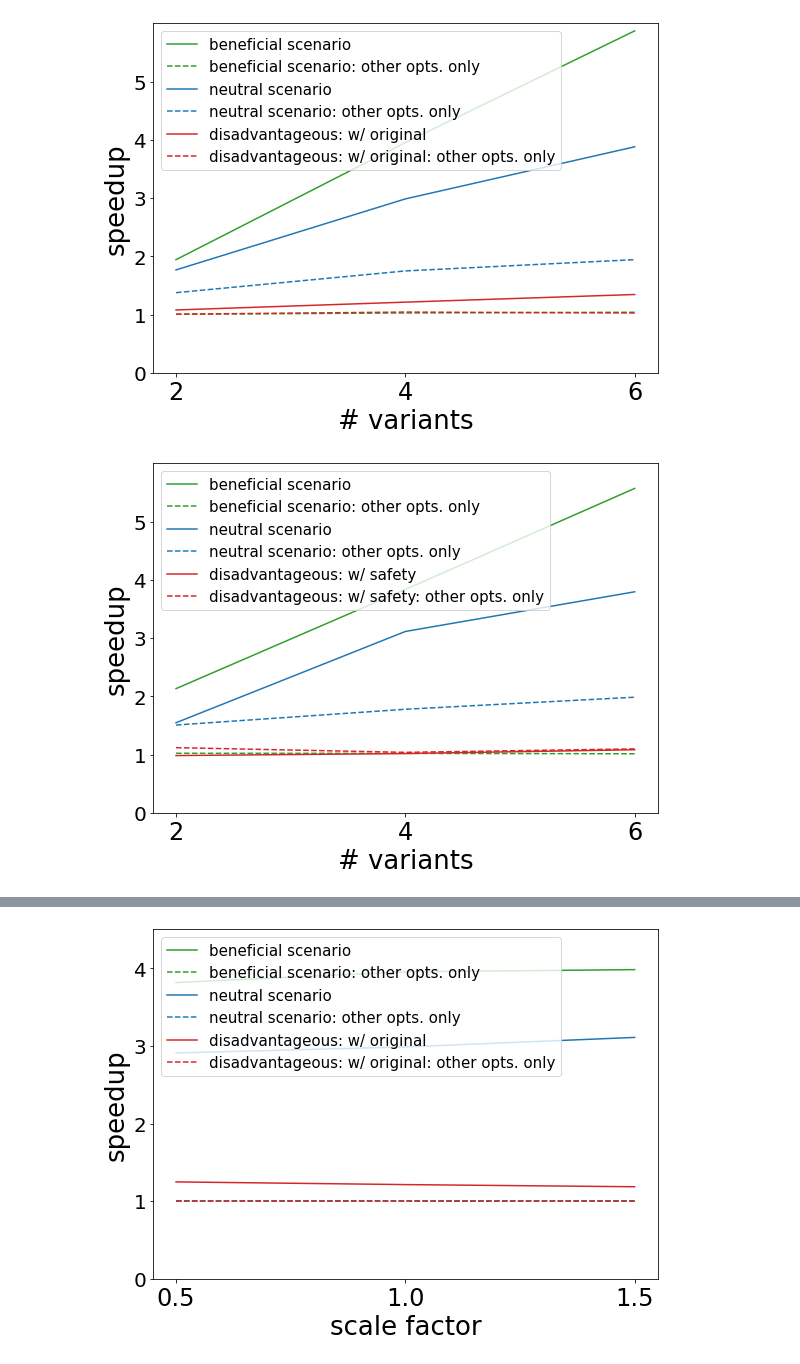
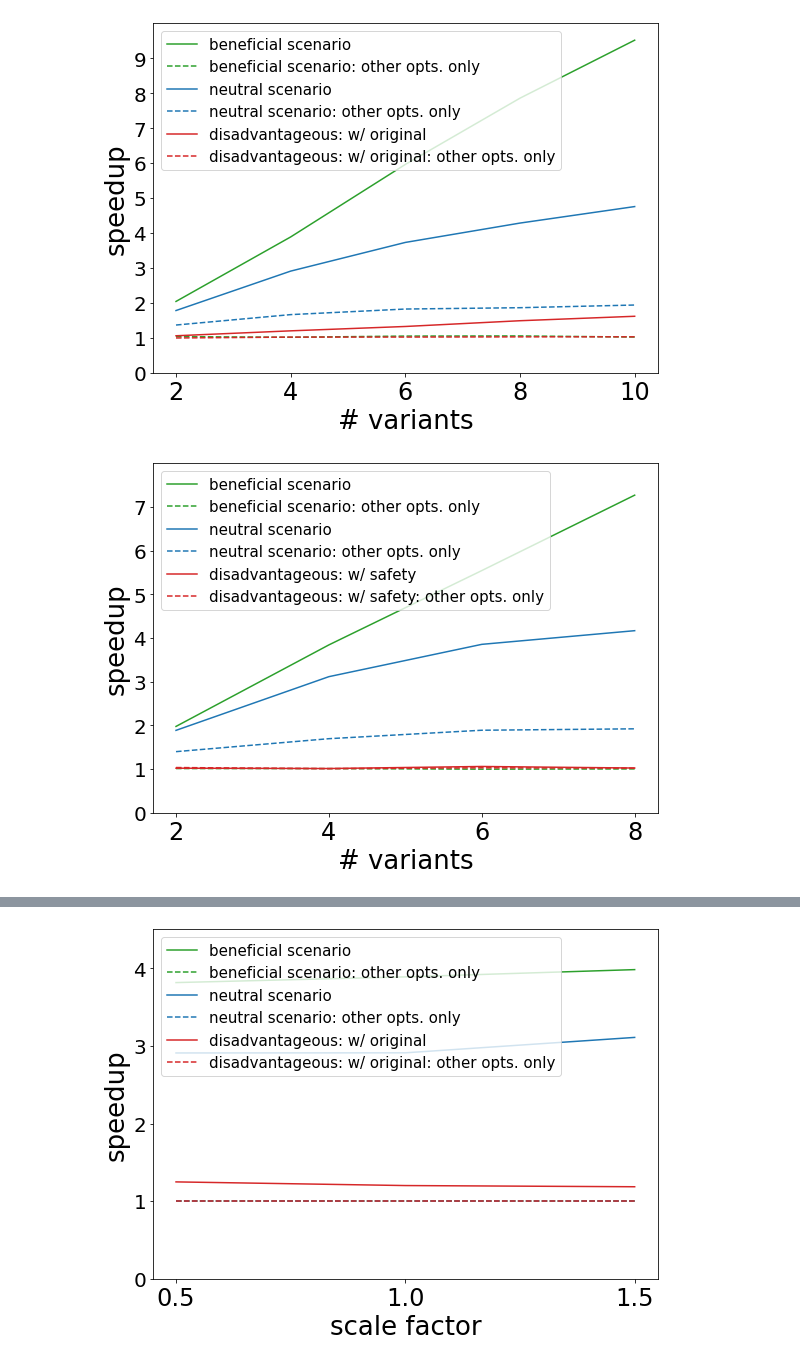
Before and after one commit to stefan-grafberger/mlwhatif, a Jupyter notebook: experiments/plot-benchmark-results--optimizations.ipynb, the cells around one changed output, grey strips where cells are left out. Drawn from its saved outputs; the diff is of its cells as text; code cells hidden in the pictures.

```diff
--- a/experiments/plot-benchmark-results--optimizations.ipynb
+++ b/experiments/plot-benchmark-results--optimizations.ipynb
@@ -167,22 +167,22 @@ plot_runtimes({'beneficial scenario': (ideal_df['analysis_result_with_reuse_opt_
 # %%
 optimization = "filter_addition_push_up"
-variant_counts = [2, 4, 6]
+variant_counts = [2, 4, 6, 8, 10]
 row_count = "1.0"
 ideal_df = load_csv_result_data_variant_counts(optimization, "ideal", variant_counts, row_count)
 average_df = load_csv_result_data_variant_counts(optimization, "average", variant_counts, row_count)
 worst_wo_original_df = load_csv_result_data_variant_counts(optimization, "worst_wo_original", variant_counts, row_count)
 worst_w_original_df = load_csv_result_data_variant_counts(optimization, "worst_w_original", variant_counts, row_count)
 plot_runtimes({'beneficial scenario': (ideal_df['analysis_result_with_opt_rule'], ideal_df['analysis_result_without_opt_rule']),
                'neutral scenario': (average_df['analysis_result_with_opt_rule'], average_df['analysis_result_without_opt_rule']),
                #'disadvantageous: w/o original': (worst_wo_original_df['analysis_result_with_opt_rule'], worst_wo_original_df['analysis_result_without_opt_rule']),
                'disadvantageous: w/ original': (worst_w_original_df['analysis_result_with_opt_rule'], worst_w_original_df['analysis_result_without_opt_rule'])},
               variant_counts,
               f"{optimization}_variant_counts")
 # %% [output]
-[figure, old version]
+[figure, new version]
 # %%
 optimization = "operator_deletion_filter_push_up"
-variant_counts = [2, 4, 6]
+variant_counts = [2, 4, 6, 8]
 row_count = "1.0"
 ideal_df = load_csv_result_data_variant_counts(optimization, "ideal", variant_counts, row_count)
 average_df = load_csv_result_data_variant_counts(optimization, "average", variant_counts, row_count)
@@ -200,7 +200,7 @@ plot_runtimes({'beneficial scenario': (ideal_df['analysis_result_with_opt_rule']
               variant_counts,
               f"{optimization}_variant_counts")
 # %% [output]
-[figure, old version]
+[figure, new version]
 # %%
 optimization = "common_subexpression_elimination"
 scale_factors = [0.5, 1.0, 1.5]
```
Also changed, not shown: parts of 8 cells of this notebook, 2 other files.
